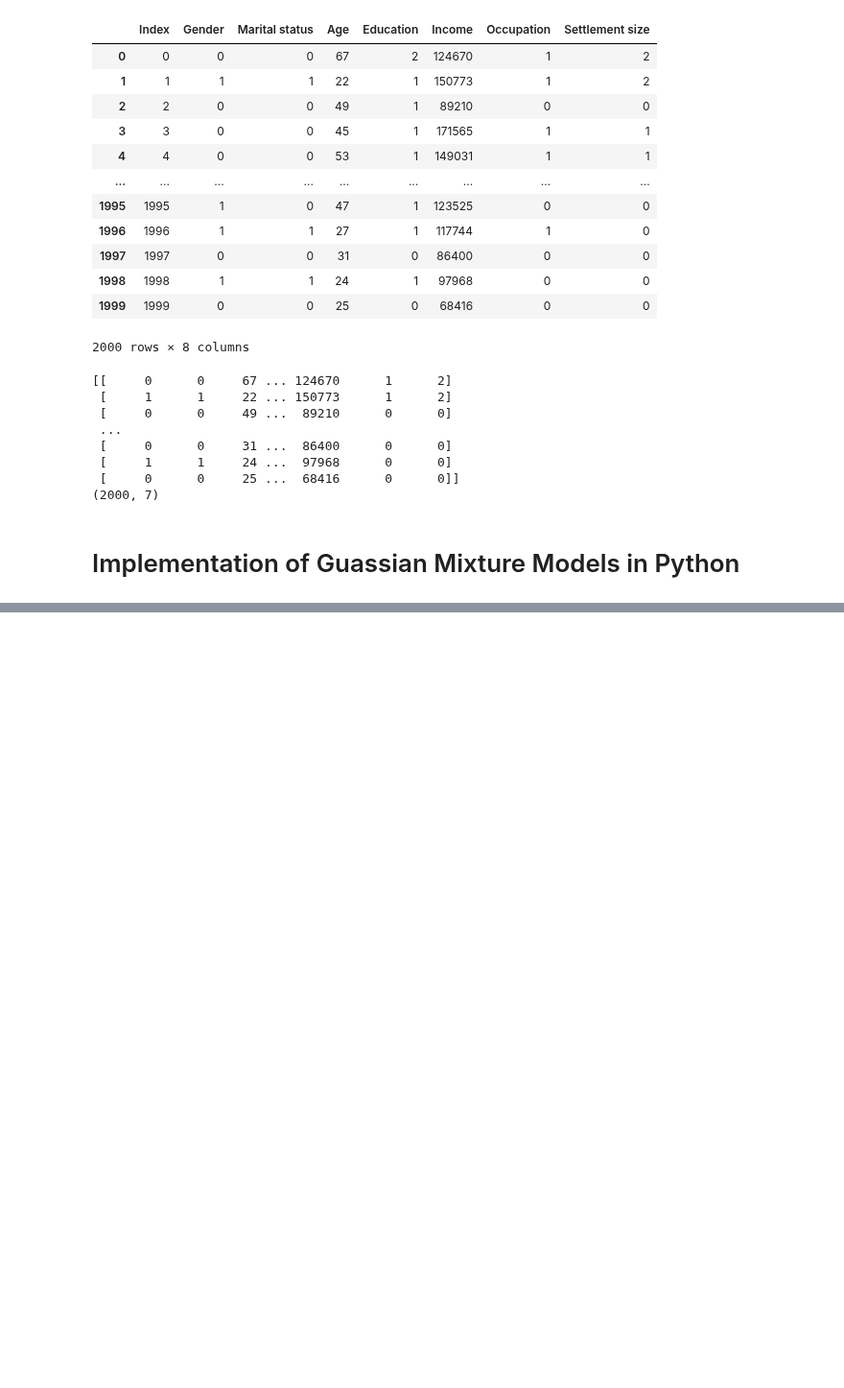
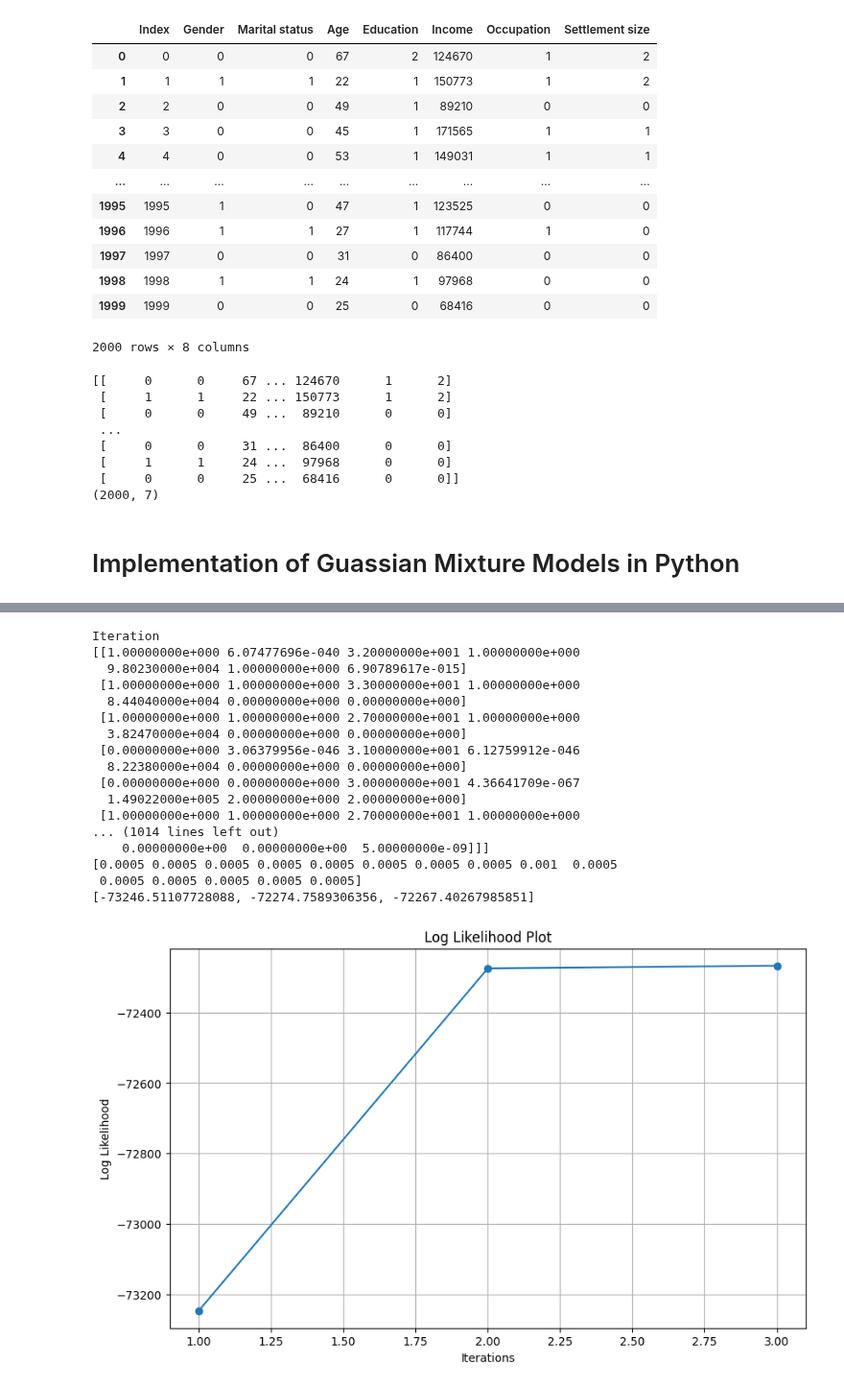
Before and after one commit to ROHIT32767/SMAI-A2, a Jupyter notebook: GMM.ipynb, the cells around one changed output, grey strips where cells are left out. Shown at 96% size. Cells and saved outputs as stored; diff of their text form; code cells hidden in the pictures; blank space fills up the shorter version.

```diff
--- a/GMM.ipynb
+++ b/GMM.ipynb
@@ -89,0 +115,58 @@ IndentationError: expected an indented block (2445406860.py, line 44)
+# %%
+gmm = GMM(n_components = 15, iterations = 20, threshold = 1e-20)
+means_,covariances_,prior_ = gmm.fit(customer_data)
+
+# print(gmm.means_)
+# print(gmm.covariances_)
+# print(gmm.prior_)
+print(gmm.log_likelihood_trace)
+plt.figure(figsize=(10, 6))
+plt.plot(range(1,len(gmm.log_likelihood_trace)+1), gmm.log_likelihood_trace, marker='o', linestyle='-')
+plt.xlabel('Iterations')
+plt.ylabel('Log Likelihood')
+plt.title('Log Likelihood Plot')
+plt.grid(True)
+plt.show()
+
+
+# sklearn_gmm = GaussianMixture(n_components=gmm.n_components, covariance_type='full', tol=gmm.threshold, max_iter=gmm.iterations, random_state=42)
+# sklearn_gmm.means_init = means_
+# sklearn_gmm.covariances_init = covariances_
+# sklearn_gmm.weights_init = prior_
+# sklearn_gmm.fit(customer_data)
+
+
+# # Compare the results
+# print("Custom GMM Means:")
+# print(gmm.means_)
+# print("Scikit-learn GMM Means:")
+# print(sklearn_gmm.means_)
+
+# print("\nCustom GMM Covariances:")
+# print(gmm.covariances_)
+# print("Scikit-learn GMM Covariances:")
+# print(sklearn_gmm.covariances_)
+
+# print("\nCustom GMM Priors:")
+# print(gmm.prior_)
+# print("Scikit-learn GMM Priors:")
+# print(sklearn_gmm.weights_)
+# %% [output]
+Iteration
+[[1.00000000e+000 6.07477696e-040 3.20000000e+001 1.00000000e+000
+  9.80230000e+004 1.00000000e+000 6.90789617e-015]
+ [1.00000000e+000 1.00000000e+000 3.30000000e+001 1.00000000e+000
+  8.44040000e+004 0.00000000e+000 0.00000000e+000]
+ [1.00000000e+000 1.00000000e+000 2.70000000e+001 1.00000000e+000
+  3.82470000e+004 0.00000000e+000 0.00000000e+000]
+ [0.00000000e+000 3.06379956e-046 3.10000000e+001 6.12759912e-046
+  8.22380000e+004 0.00000000e+000 0.00000000e+000]
+ [0.00000000e+000 0.00000000e+000 3.00000000e+001 4.36641709e-067
+  1.49022000e+005 2.00000000e+000 2.00000000e+000]
+ [1.00000000e+000 1.00000000e+000 2.70000000e+001 1.00000000e+000
+... (1014 lines left out)
+    0.00000000e+00  0.00000000e+00  5.00000000e-09]]]
+[0.0005 0.0005 0.0005 0.0005 0.0005 0.0005 0.0005 0.0005 0.001  0.0005
+ 0.0005 0.0005 0.0005 0.0005 0.0005]
+[-73246.51107728088, -72274.7589306356, -72267.40267985851]
+[figure, added]
```
Also changed, not shown: parts of 5 cells of this notebook.
